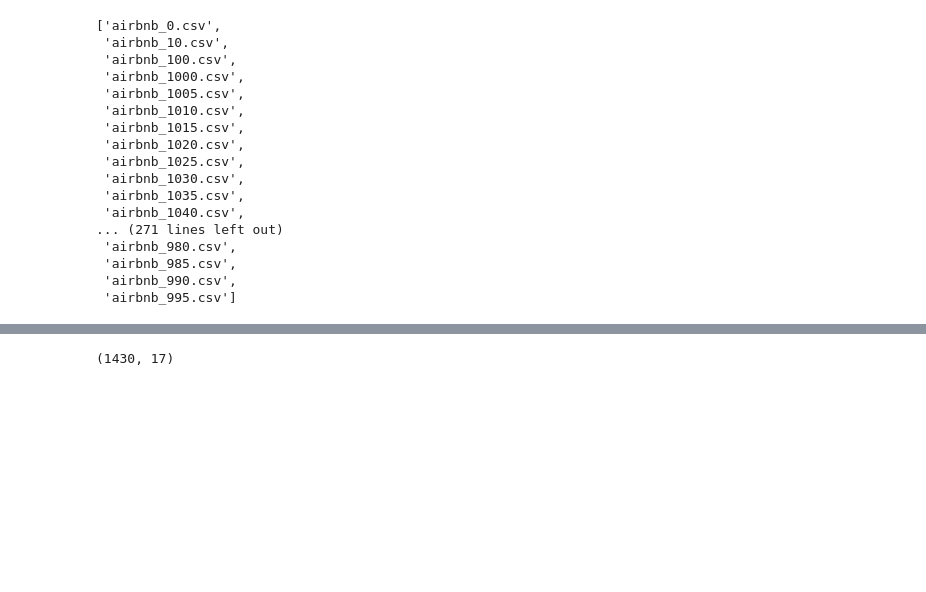
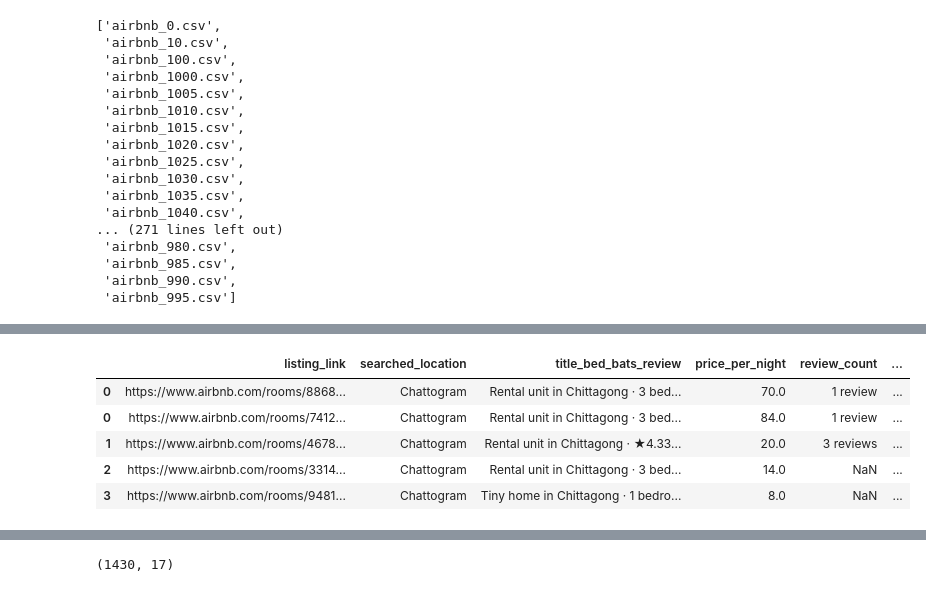
Before and after one commit to Yeasirzawad/Airbnb-Bangladesh-Scrap, a Jupyter notebook: merge.ipynb, the cells around one changed output, grey strips where cells are left out. Drawn from its saved outputs; the diff is of its cells as text; code cells hidden in the pictures; blank space fills up the shorter version.

```diff
--- a/merge.ipynb
+++ b/merge.ipynb
@@ -122,0 +44,9 @@ all_df['accuracy_ratings'].mean()
+# %%
+df_main.head()
+# %% [output]
+|  | listing_link | searched_location | title_bed_bats_review | price_per_night | review_count | ... |
+| 0 | https://www.airbnb.com/rooms/8868... | Chattogram | Rental unit in Chittagong · 3 bed... | 70.0 | 1 review | ... |
+| 0 | https://www.airbnb.com/rooms/7412... | Chattogram | Rental unit in Chittagong · 3 bed... | 84.0 | 1 review | ... |
+| 1 | https://www.airbnb.com/rooms/4678... | Chattogram | Rental unit in Chittagong · ★4.33... | 20.0 | 3 reviews | ... |
+| 2 | https://www.airbnb.com/rooms/3314... | Chattogram | Rental unit in Chittagong · 3 bed... | 14.0 | NaN | ... |
+| 3 | https://www.airbnb.com/rooms/9481... | Chattogram | Tiny home in Chittagong · 1 bedro... | 8.0 | NaN | ... |
```
Also changed, not shown: parts of 15 cells of this notebook, 1 other file.
